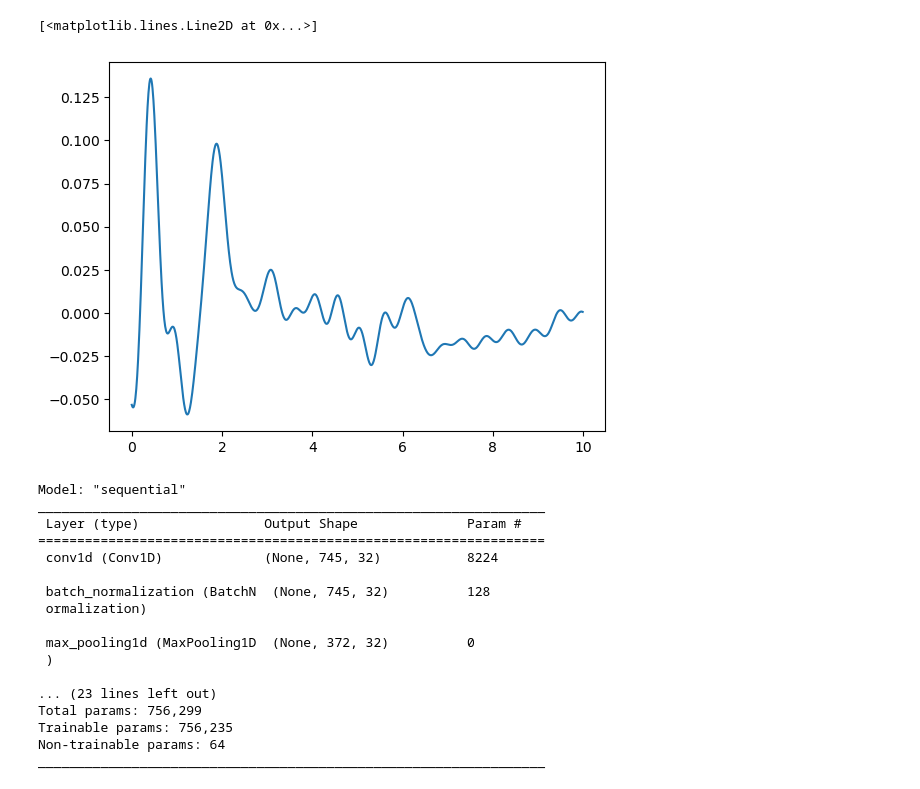
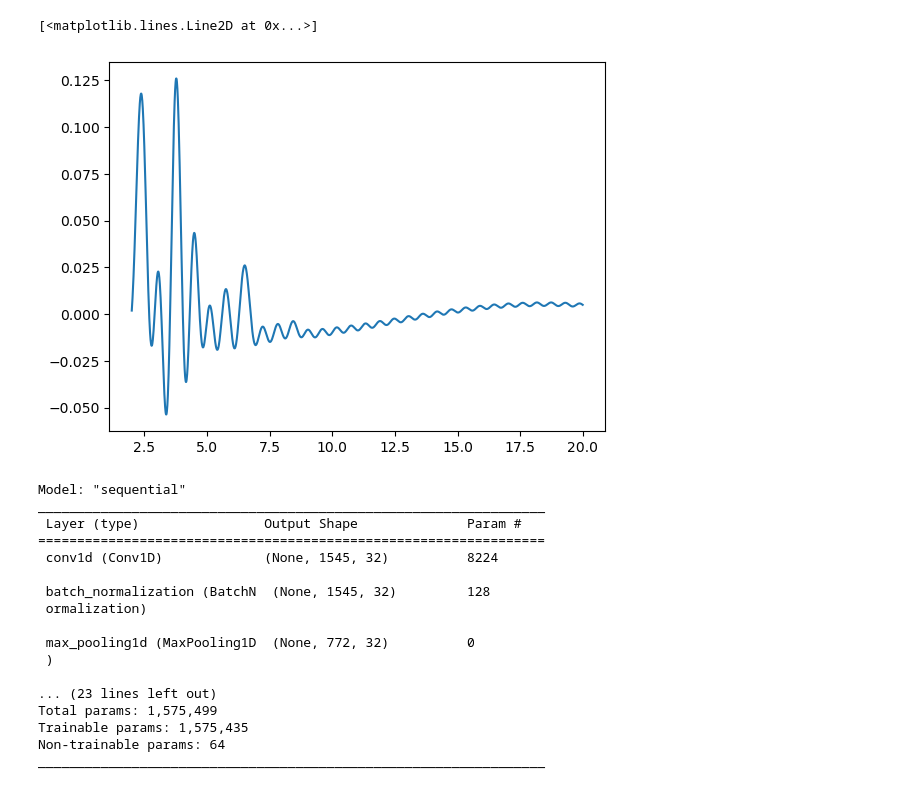
Before and after one commit to grebenyyk/PDF-NN, a Jupyter notebook: train.ipynb, the cells around one changed output. Drawn from its saved outputs; the diff is of its cells as text; code cells hidden in the pictures.

```diff
--- a/train.ipynb
+++ b/train.ipynb
@@ -27,38 +27,38 @@ files_exp = glob.glob('*processed.gr')
 # %%
 raw_data_points = []
 
-with open('/Users/dimitrygrebenyuk/Yandex.Disk.localized/Working/PDF/Refinements/PDF-Cluster-Prediction/clusters/labels.txt', 'w') as labels:
+with open('labels.txt', 'w') as labels:
     for f in files_calc:
         df = pd.read_csv(f, usecols=[1], skiprows=201, header=None, delim_whitespace=True, skipfooter=0, engine='python')
         raw_data_points.append(df.values.ravel())
         labels.write(f[0])
         labels.write('\n')
-    for f in files_exp:
-        df = pd.read_csv(f, usecols=[1], skiprows=1, header=None, delim_whitespace=True, skipfooter=1, engine='python')
-        raw_data_points.append(df.values.ravel())
-        labels.write(f[0])
-        labels.write('\n')
+    # for f in files_exp:
+        # df = pd.read_csv(f, usecols=[1], skiprows=1, header=None, delim_whitespace=True, skipfooter=1, engine='python')
+        # raw_data_points.append(df.values.ravel())
+        # labels.write(f[0])
+        # labels.write('\n')
 
 raw_data_points = np.array(raw_data_points)
 
 # Load the labels
-labels = pd.read_csv("/Users/dimitrygrebenyuk/Yandex.Disk.localized/Working/PDF/Refinements/PDF-Cluster-Prediction/clusters/labels.txt", header=None)
+labels = pd.read_csv("labels.txt", header=None)
 labels = labels.values.ravel()  # convert the labels to a 1D array
 # %%
 %matplotlib inline
 import matplotlib.pyplot as plt
 # Preprocessing
 #scaler = MinMaxScaler()
 #scaler = StandardScaler()
 #scaler =MaxAbsScaler()
 #data_points = scaler.fit_transform(data_points)
 normalize = Normalizer()
 data_points = normalize.fit_transform(raw_data_points)
 fig, ax = plt.subplots()
-ax.plot(np.arange(len(data_points[120,:]))/100, data_points[120,:])
+ax.plot(np.arange(len(data_points[43,:]))/100+2, data_points[43,:])
 # %% [output]
 [<matplotlib.lines.Line2D at 0x...>]
-[figure, old version]
+[figure, new version]
 # %%
 # Split the data into training and test sets
 X_train, X_test, y_train, y_test = train_test_split(data_points, labels, test_size=0.2, random_state=42)
@@ -67,7 +67,7 @@ X_train, X_test, y_train, y_test = train_test_split(data_points, labels, test_si
 
 model = Sequential()
 # Add the convolutional layers
-model.add(Conv1D(filters=32, kernel_size=256, activation='relu', input_shape=(1000,1))) # 256, 32
+model.add(Conv1D(filters=32, kernel_size=256, activation='relu', input_shape=(1800,1))) # 256, 32
 model.add(BatchNormalization())
 model.add(MaxPooling1D(pool_size=2)) # 2
 model.add(Dropout(0.5))
@@ -95,17 +95,17 @@ Model: "sequential"
 _________________________________________________________________
  Layer (type)                Output Shape              Param #
 =================================================================
- conv1d (Conv1D)             (None, 745, 32)           8224
+ conv1d (Conv1D)             (None, 1545, 32)          8224
 
- batch_normalization (BatchN  (None, 745, 32)          128
+ batch_normalization (BatchN  (None, 1545, 32)         128
  ormalization)
 
- max_pooling1d (MaxPooling1D  (None, 372, 32)          0
+ max_pooling1d (MaxPooling1D  (None, 772, 32)          0
  )
 
 ... (23 lines left out)
-Total params: 756,299
-Trainable params: 756,235
+Total params: 1,575,499
+Trainable params: 1,575,435
 Non-trainable params: 64
 _________________________________________________________________
 # %%
```
Also changed, not shown: parts of 6 cells of this notebook, 2 other files.
